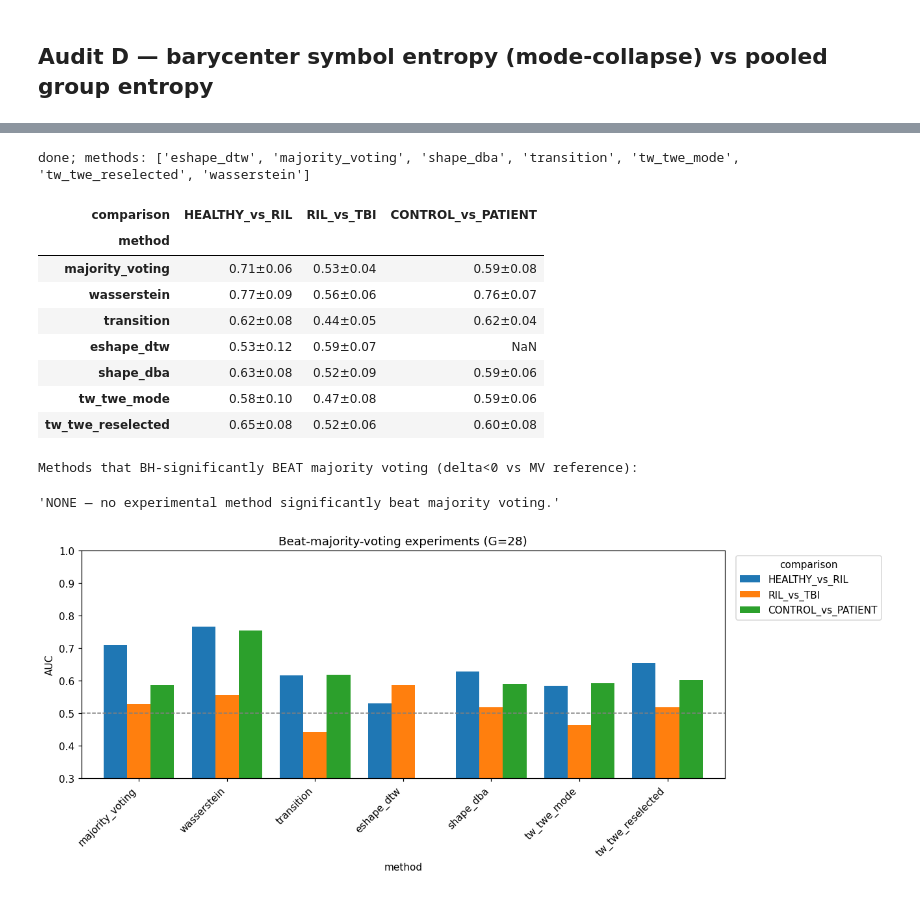
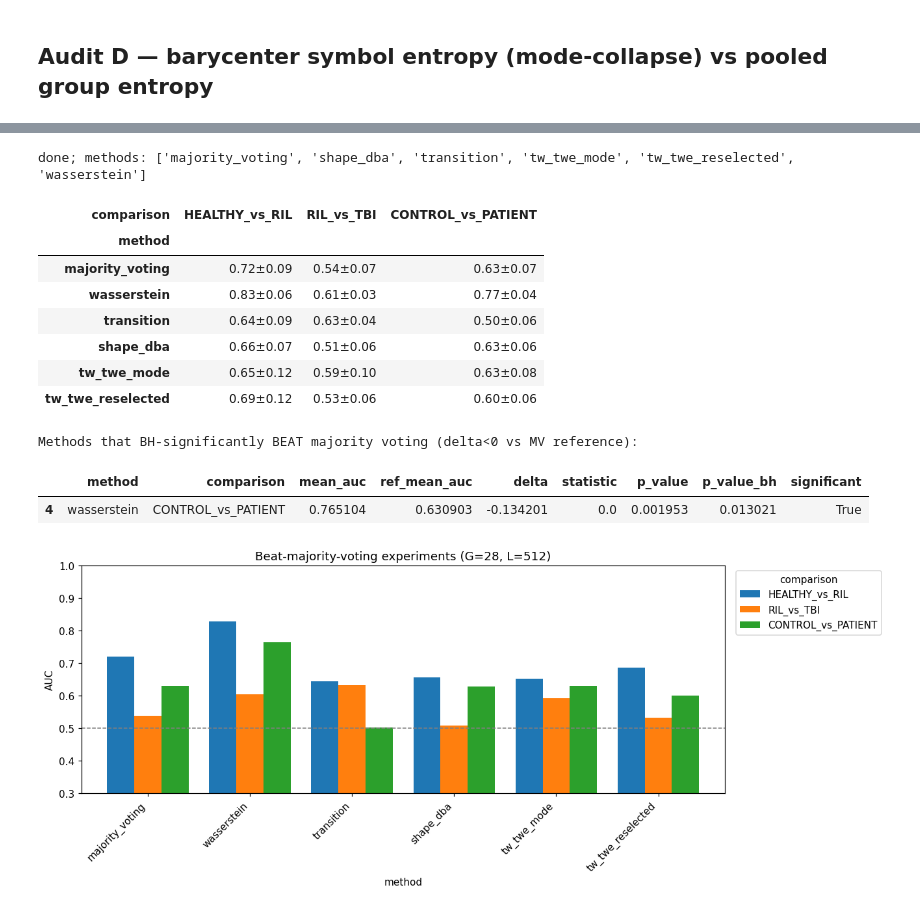
Before and after one commit to samperochon/smartflat, a Jupyter notebook: notebooks/06d_audit_and_experiments.ipynb, the cells around one changed output, grey strips where cells are left out. Drawn from its saved outputs; the diff is of its cells as text; code cells hidden in the pictures.

```diff
--- a/notebooks/06d_audit_and_experiments.ipynb
+++ b/notebooks/06d_audit_and_experiments.ipynb
@@ -58,13 +57,13 @@ df.sort_values('task_number_int', ascending=True, inplace=True)
 df = df[df['pathologie'].isin(['HEALTHY', 'RIL', 'TBI'])]
 df.drop_duplicates(subset=['trigram'], keep='first', inplace=True)
 df = df.reset_index(drop=True)
-X_cat = np.vstack([upsample_sequence(np.asarray(s), L)
+# embedding-level, interpolated to the faithful audit length
+X_cat = np.vstack([upsample_sequence(np.asarray(s), AUDIT_L)
                    for s in df['int_cat_segm_embedding_labels']]).astype(int)
 labels = df['pathologie'].values.astype(object)
 G28 = D_G_cat.shape[0]
 print('cohort:', df.groupby('pathologie').size().to_dict(), '| X_cat', X_cat.shape)
 
-# group barycenters (mode-DBA) on the full cohort, for the audits
 GROUPS = ['HEALTHY', 'RIL', 'TBI']
 bary_mode = {g: B.barycenter_mode_dba(X_cat[labels == g], D_G_cat, nu=NU, lmbda=LMBDA) for g in GROUPS}
 def hist(x, G=G28):
@@ -216,6 +233,5 @@ Success criterion: a method beats `majority_voting` AUC with a **BH-significant
 # %%
-# --- Exp (b): re-select (nu, lambda, offset) FOR THE p_match feature (anti-circular: select on
-#     seeds 0-? , evaluate on disjoint seeds). Objective = mean pairwise AUC of tw_twe_mode + p_match. ---
+# --- Exp (b): re-select (nu, lambda, offset) for the p_match feature (selection seed disjoint from eval) ---
 grid = [(nu, lm, off) for nu in [0.0, 1e-4, 1e-3] for lm in [0.05, 0.1, 0.2, 0.5] for off in [0.1, 0.3]]
 def sel_objective(nu, lm, off, rs):
     DGo = vocab.compute_distance_matrix(D_raw, offset_value=off)
@@ -224,11 +240,9 @@ def sel_objective(nu, lm, off, rs):
     r = B.evaluate_baselines(X_cat, labels, m, n_splits=3, n_inits=1, random_state=rs)
     return r.groupby('comparison')['auc'].mean().mean()
 scores = [(sel_objective(nu, lm, off, rs=0), nu, lm, off) for (nu, lm, off) in grid]
-sel = max(scores, key=lambda t: t[0])
-sel_auc, SEL_NU, SEL_LM, SEL_OFF = sel
+sel = max(scores, key=lambda t: t[0]); sel_auc, SEL_NU, SEL_LM, SEL_OFF = sel
 print(f'selected (selection-AUC={sel_auc:.3f}): nu={SEL_NU}, lambda={SEL_LM}, offset={SEL_OFF}')
 D_G_sel = vocab.compute_distance_matrix(D_raw, offset_value=SEL_OFF)
-sel_df = pd.DataFrame([{'sel_auc': s, 'nu': n, 'lambda': l, 'offset': o} for s, n, l, o in scores])
-sel_df.sort_values('sel_auc', ascending=False).to_csv(os.path.join(EXP, 'hp_pmatch_selection_g28.csv'), index=False)
-display(sel_df.sort_values('sel_auc', ascending=False).head(6))
+pd.DataFrame([{'sel_auc': s, 'nu': n, 'lambda': l, 'offset': o} for s, n, l, o in scores]
+             ).sort_values('sel_auc', ascending=False).to_csv(os.path.join(EXP, 'hp_pmatch_selection_g28.csv'), index=False)
 # %% [output]
@@ -243,6 +250,6 @@ selected (selection-AUC=0.645): nu=0.001, lambda=0.2, offset=0.3
 # %%
-# --- Main beat-MV comparison (evaluation seeds DISJOINT from selection seed) ---
-EVAL_RS = 1234   # disjoint from selection rs=0
+# --- Main beat-MV comparison (eval seeds disjoint from selection seed) ---
+EVAL_RS = 1234
 methods = {
     'wasserstein': B.default_baseline_methods(D_G_cat, nu=NU, lmbda=LMBDA)['wasserstein'],
     'majority_voting': B.default_baseline_methods(D_G_cat, nu=NU, lmbda=LMBDA)['majority_voting'],
@@ -251,29 +258,24 @@ methods = {
     'tw_twe_reselected': {'build': lambda X, seed: B.barycenter_mode_dba(X, D_G_sel, nu=SEL_NU, lmbda=SEL_LM),
                           'distance': lambda s, b: B.dist_neg_pmatch(s, b, D_G_sel, nu=SEL_NU, lmbda=SEL_LM)},
 }
-# experimental methods (transition + shape_dba fast; eshape kept for a reduced-budget pass)
 extra = B.extra_experiment_methods(D_G_cat, G28, nu=NU, lmbda=LMBDA, step_sequ=4)
 methods['transition'] = extra['transition']
 methods['shape_dba'] = extra['shape_dba']
-
 res = []
-res.append(B.evaluate_baselines(X_cat, labels, methods, n_splits=10, n_inits=3, random_state=EVAL_RS))
-res.append(B.evaluate_baselines(X_cat, make_patient_control_labels(labels), methods, n_splits=10, n_inits=3, random_state=EVAL_RS))
-# eshape_dtw at a reduced budget (O(L^2) pure-Python); pairwise only
-res.append(B.evaluate_baselines(X_cat, labels, {'eshape_dtw': extra['eshape_dtw']}, n_splits=3, n_inits=1, random_state=EVAL_RS))
+res.append(B.evaluate_baselines(X_cat, labels, methods, n_splits=10, n_inits=2, random_state=EVAL_RS))
+res.append(B.evaluate_baselines(X_cat, make_patient_control_labels(labels), methods, n_splits=10, n_inits=2, random_state=EVAL_RS))
 exp_all = pd.concat(res, ignore_index=True)
 exp_all.to_csv(os.path.join(EXP, 'beat_mv_comparison_g28.csv'), index=False)
 print('done; methods:', sorted(exp_all['method'].unique()))
 # %% [output]
-done; methods: ['eshape_dtw', 'majority_voting', 'shape_dba', 'transition', 'tw_twe_mode', 'tw_twe_reselected', 'wasserstein']
+done; methods: ['majority_voting', 'shape_dba', 'transition', 'tw_twe_mode', 'tw_twe_reselected', 'wasserstein']
 # %%
 # --- table + significance vs majority voting ---
 THREE = ['HEALTHY_vs_RIL', 'RIL_vs_TBI', 'CONTROL_vs_PATIENT']
 agg = exp_all.groupby(['method', 'comparison'])['auc'].agg(['mean', 'std']).reset_index()
 agg['cell'] = agg.apply(lambda r: f"{r['mean']:.2f}±{r['std']:.2f}", axis=1)
 tab = agg.pivot(index='method', columns='comparison', values='cell')
-order = ['majority_voting', 'wasserstein', 'transition', 'eshape_dtw', 'shape_dba',
-         'tw_twe_mode', 'tw_twe_reselected']
+order = ['majority_voting', 'wasserstein', 'transition', 'shape_dba', 'tw_twe_mode', 'tw_twe_reselected']
 display(tab.reindex([m for m in order if m in tab.index])[[c for c in THREE if c in tab.columns]])
 sig = B.baseline_significance_tests(exp_all, reference='majority_voting')
 sig.to_csv(os.path.join(EXP, 'beat_mv_significance_g28.csv'), index=False)
@@ -283,27 +285,26 @@ display(wins if len(wins) else 'NONE — no experimental method significantly be
 # %% [output]
 | comparison | HEALTHY_vs_RIL | RIL_vs_TBI | CONTROL_vs_PATIENT |
 | method |  |  |  |
-| majority_voting | 0.71±0.06 | 0.53±0.04 | 0.59±0.08 |
-| wasserstein | 0.77±0.09 | 0.56±0.06 | 0.76±0.07 |
-| transition | 0.62±0.08 | 0.44±0.05 | 0.62±0.04 |
-| eshape_dtw | 0.53±0.12 | 0.59±0.07 | NaN |
-| shape_dba | 0.63±0.08 | 0.52±0.09 | 0.59±0.06 |
-| tw_twe_mode | 0.58±0.10 | 0.47±0.08 | 0.59±0.06 |
-| tw_twe_reselected | 0.65±0.08 | 0.52±0.06 | 0.60±0.08 |
+| majority_voting | 0.72±0.09 | 0.54±0.07 | 0.63±0.07 |
+| wasserstein | 0.83±0.06 | 0.61±0.03 | 0.77±0.04 |
+| transition | 0.64±0.09 | 0.63±0.04 | 0.50±0.06 |
+| shape_dba | 0.66±0.07 | 0.51±0.06 | 0.63±0.06 |
+| tw_twe_mode | 0.65±0.12 | 0.59±0.10 | 0.63±0.08 |
+| tw_twe_reselected | 0.69±0.12 | 0.53±0.06 | 0.60±0.06 |
 Methods that BH-significantly BEAT majority voting (delta<0 vs MV reference):
-'NONE — no experimental method significantly beat majority voting.'
+|  | method | comparison | mean_auc | ref_mean_auc | delta | statistic | p_value | p_value_bh | significant |
+| 4 | wasserstein | CONTROL_vs_PATIENT | 0.765104 | 0.630903 | -0.134201 | 0.0 | 0.001953 | 0.013021 | True |
 # %%
 # --- FIGURE: experiments vs majority voting ---
 piv = exp_all.groupby(['method', 'comparison'])['auc'].mean().unstack()
 piv = piv.reindex([m for m in order if m in piv.index])
 fig, ax = plt.subplots(figsize=(12, 5))
 piv[[c for c in THREE if c in piv.columns]].plot(kind='bar', ax=ax, width=0.8)
-mv = piv.loc['majority_voting'] if 'majority_voting' in piv.index else None
 ax.axhline(0.5, ls='--', c='gray', lw=1)
-ax.set_ylabel('AUC'); ax.set_ylim(0.3, 1.0); ax.set_title('Beat-majority-voting experiments (G=28)')
+ax.set_ylabel('AUC'); ax.set_ylim(0.3, 1.0); ax.set_title('Beat-majority-voting experiments (G=28, L=512)')
 ax.legend(title='comparison', bbox_to_anchor=(1.01, 1), loc='upper left')
 plt.xticks(rotation=45, ha='right'); plt.tight_layout()
 plt.savefig(os.path.join(EXP, 'beat_mv_auc_bars.png'), dpi=130); plt.show()
 # %% [output]
-[figure, old version]
+[figure, new version]
 # %%
```
Also changed, not shown: parts of 15 cells of this notebook, 7 other files.
